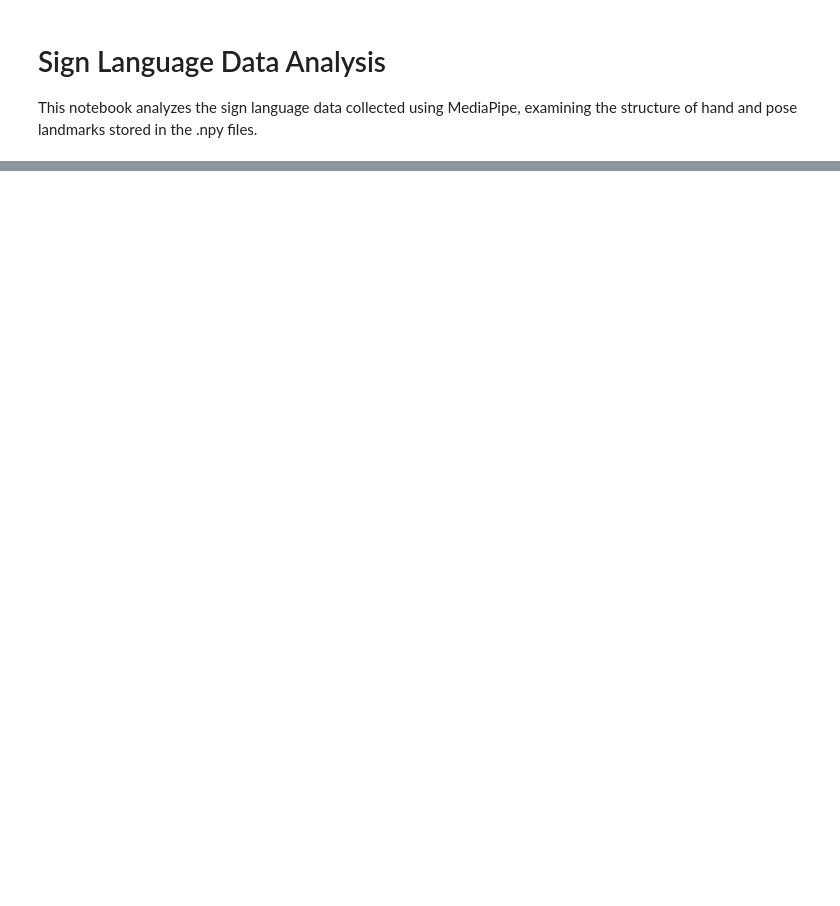
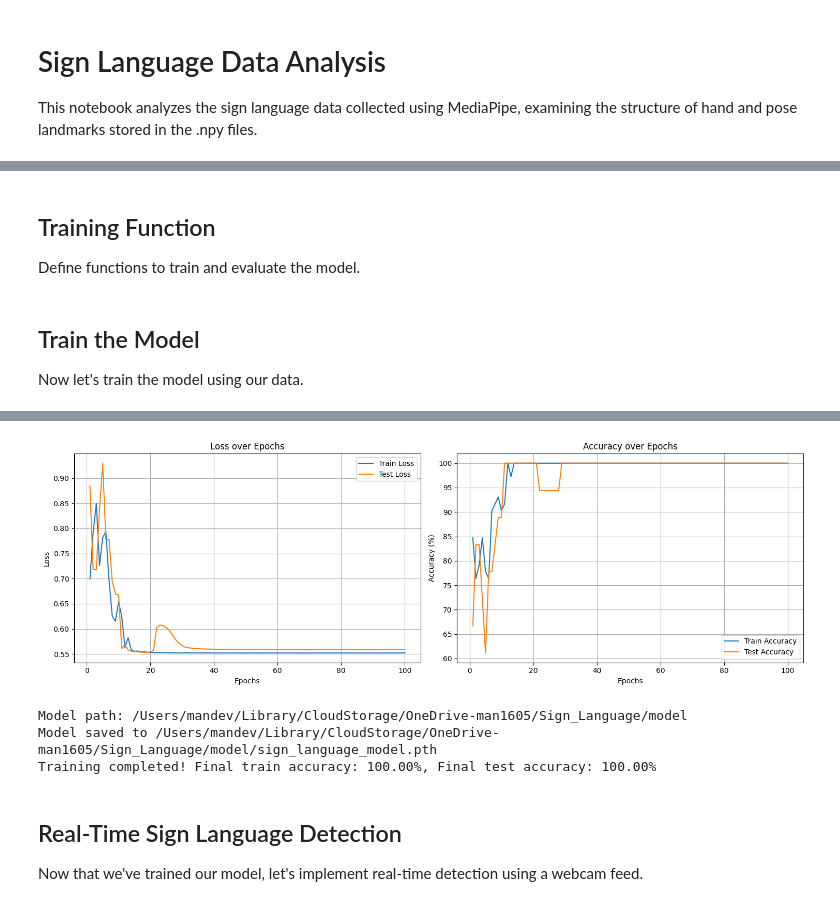
Before and after one commit to man0405/Sign-Language-Detection, a Jupyter notebook: man.ipynb, the cells around one changed output, grey strips where cells are left out. Cells and saved outputs as stored; diff of their text form; code cells hidden in the pictures; blank space fills up the shorter version.

```diff
--- a/man.ipynb
+++ b/man.ipynb
@@ -49,8 +49,10 @@ if actions:
             if len(data) >= 126:
                 left_hand = data[:63]
                 right_hand = data[63:126]
+                pose = data[126:]
                 print(f"Left hand data shape: {left_hand.shape}")
                 print(f"Right hand data shape: {right_hand.shape}")
+                print(f"Pose data shape: {pose.shape}")
 else:
     print("No sign data found in the data directory.")
 # %% [output]
@@ -76,18 +68,0 @@ Let's extract and analyze the pose landmarks from our data.
-# %%
-# Continue with the previously loaded data frame
-if 'data' in locals() and len(data) >= 225:  # 33+63+63=159 (pose + left hand + right hand) minimum
-    # Extract pose landmarks (first 33 landmarks, each with x,y,z)
-    pose_landmarks = data[:99]  # 33 landmarks × 3 coordinates
-    print(f"Pose landmarks shape: {pose_landmarks.shape}")
-
-    # Check how many non-zero pose landmarks we have
-    non_zero_pose = np.count_nonzero(pose_landmarks)
-    print(f"Non-zero pose landmark values: {non_zero_pose} out of {pose_landmarks.size}")
-
-    # Show first few pose landmarks
-    print("\nFirst 5 pose landmarks (x,y,z):")
-    for i in range(5):
-        x, y, z = pose_landmarks[i*3], pose_landmarks[i*3+1], pose_landmarks[i*3+2]
-        print(f"Landmark {i}: ({x:.4f}, {y:.4f}, {z:.4f})")
-else:
-    print("No data available or data doesn't contain pose landmarks")
@@ -257,0 +272,4 @@ Frame 21.npy:
+# %% [markdown]
+## Training Function
+
+Define functions to train and evaluate the model.
@@ -257,0 +394,35 @@ Frame 21.npy:
+# %% [markdown]
+## Train the Model
+
+Now let's train the model using our data.
+# %%
+# Set training parameters
+from module.helper_functions import get_model_path
+
+
+num_epochs = 100
+learning_rate = 0.001
+batch_size = 32
+
+# Check if we have valid data loaders before training
+if 'train_loader' in locals() and 'test_loader' in locals():
+    # Train the model
+    print("Starting model training...")
+    trained_model, final_train_accuracy, final_test_accuracy = train_model(model, train_loader, test_loader,
+                                              num_epochs=num_epochs,
+                                              learning_rate=learning_rate)
+
+    # Save the trained model
+    # os.makedirs("model", exist_ok=True)
+    model_path = get_model_path()
+    if not os.path.exists(model_path):
+        os.makedirs(model_path)
+    print(f"Model path: {model_path}")
+    model_save_path = os.path.join(model_path, "sign_language_model.pth")
+    torch.save(trained_model.state_dict(), model_save_path)
+    print(f"Model saved to {model_save_path}")
+
+    print(f"Training completed! Final train accuracy: {final_train_accuracy:.2f}%, Final test accuracy: {final_test_accuracy:.2f}%")
+else:
+    print("Data loaders not properly initialized. Please check the data loading section.")
+# %% [output]
@@ -257,0 +446,8 @@ Frame 21.npy:
+[figure, added]
+Model path: /Users/mandev/Library/CloudStorage/OneDrive-man1605/Sign_Language/model
+Model saved to /Users/mandev/Library/CloudStorage/OneDrive-man1605/Sign_Language/model/sign_language_model.pth
+Training completed! Final train accuracy: 100.00%, Final test accuracy: 100.00%
+# %% [markdown]
+## Real-Time Sign Language Detection
+
+Now that we've trained our model, let's implement real-time detection using a webcam feed.
```
Also changed, not shown: parts of 16 cells of this notebook, 5 other files.
